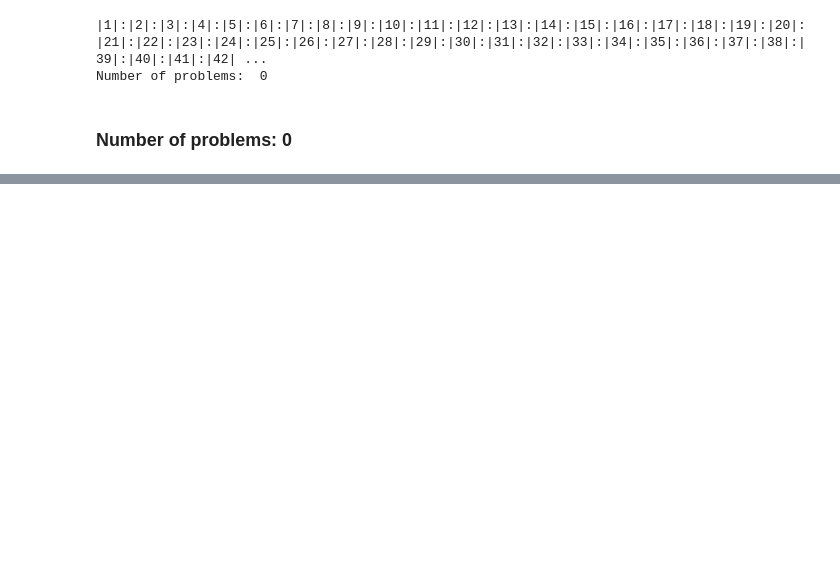
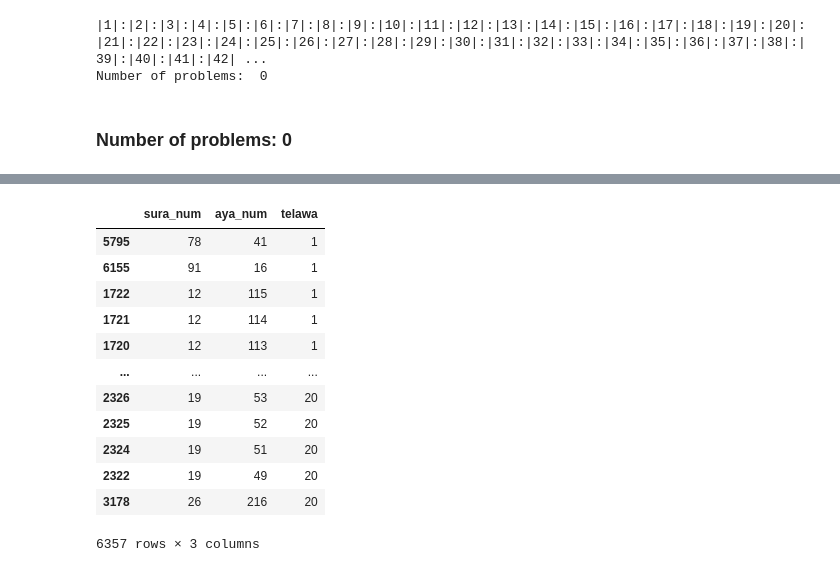
Before and after one commit to drnesr/QuranDataset, a Jupyter notebook: Code/DB_Qur_001.ipynb, the cells around one changed output, grey strips where cells are left out. Drawn from its saved outputs; the diff is of its cells as text; code cells hidden in the pictures; blank space fills up the shorter version.

```diff
--- a/Code/DB_Qur_001.ipynb
+++ b/Code/DB_Qur_001.ipynb
@@ -1442,0 +1527,17 @@ rel_ds2[(rel_ds2.sura_num == 2) & (rel_ds2.aya_num == 281)]
+# %%
+final_stats = rel_ds2.groupby(['sura_num', 'aya_num'])['telawa'].count().reset_index().sort_values('telawa')
+final_stats
+# %% [output]
+|  | sura_num | aya_num | telawa |
+| 5795 | 78 | 41 | 1 |
+| 6155 | 91 | 16 | 1 |
+| 1722 | 12 | 115 | 1 |
+| 1721 | 12 | 114 | 1 |
+| 1720 | 12 | 113 | 1 |
+| ... | ... | ... | ... |
+| 2326 | 19 | 53 | 20 |
+| 2325 | 19 | 52 | 20 |
+| 2324 | 19 | 51 | 20 |
+| 2322 | 19 | 49 | 20 |
+| 3178 | 26 | 216 | 20 |
+6357 rows × 3 columns
```
Also changed, not shown: parts of 15 cells of this notebook, 2 other files.
